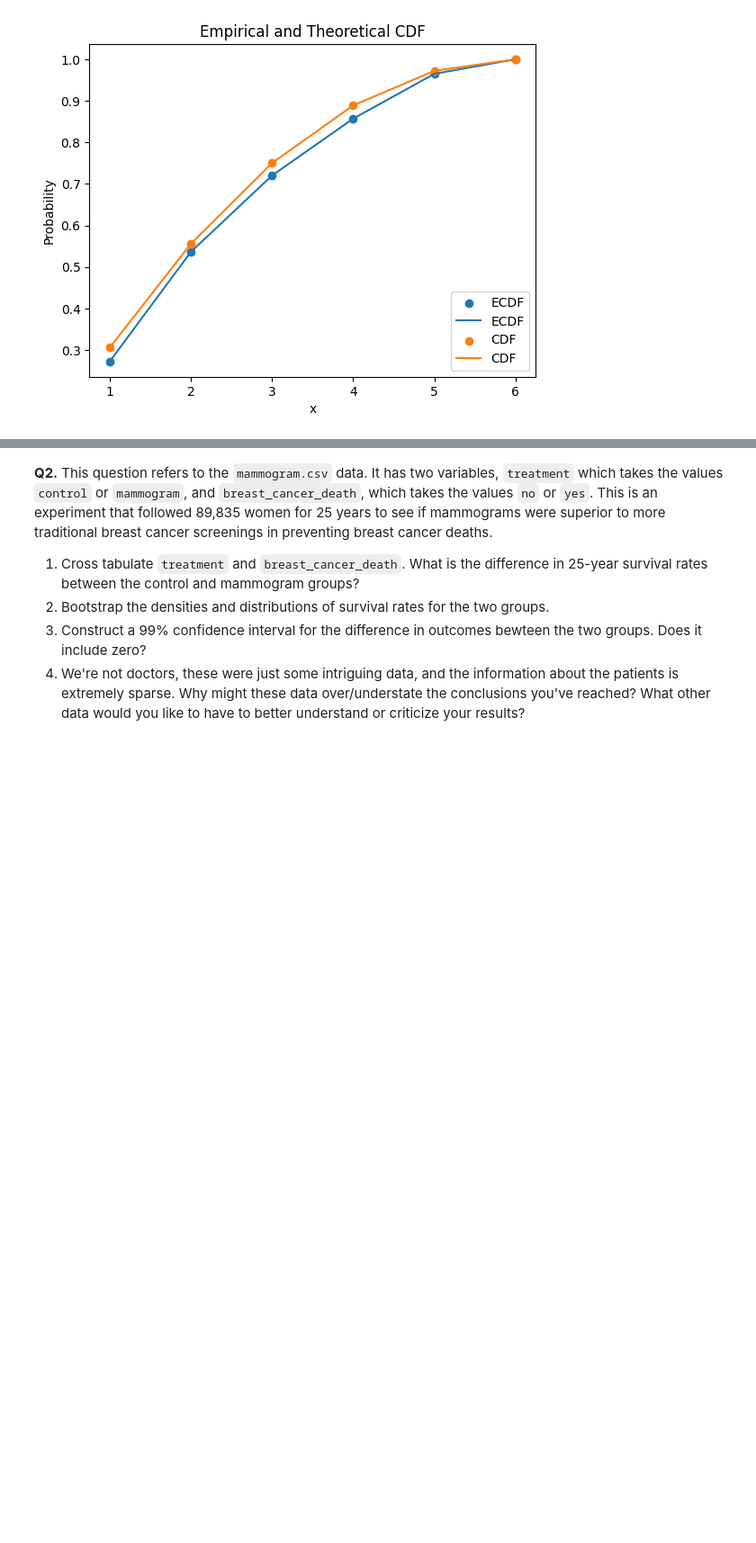
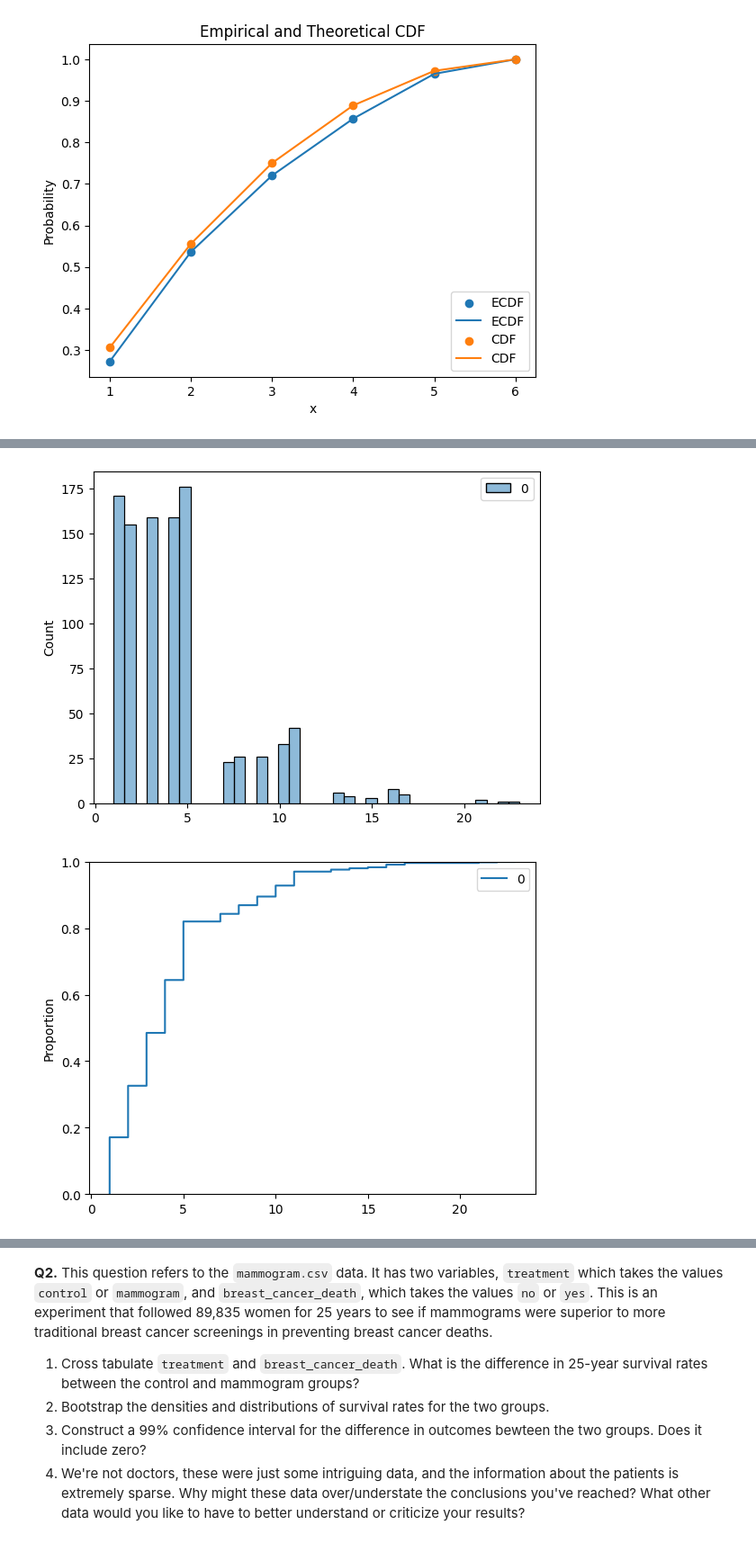
Before and after one commit to dsizzle67/ds3001-the_bootstrap, a Jupyter notebook: assignment_5.ipynb, the cells around one changed output, grey strips where cells are left out. Shown at 90% size. Cells and saved outputs as stored; diff of their text form; code cells hidden in the pictures; blank space fills up the shorter version.

```diff
--- a/assignment_5.ipynb
+++ b/assignment_5.ipynb
@@ -54,0 +94,25 @@ plt.show()
+# %%
+# --3--
+
+dice_sides = np.array([1,2,3,4,5,6])
+N = 1000
+results = []
+
+for i in range(N):
+    sum = 0
+    while True:
+        roll = np.random.choice(dice_sides, size=1)
+        sum += roll
+        if roll < 6:
+            results.append(int(sum[0]))
+            break
+
+results = pd.DataFrame(results)
+results.describe()
+sns.histplot(results)
+plt.show()
+sns.ecdfplot(results)
+plt.show()
+# %% [output]
+[figure, added]
+[figure, added]
```
Also changed, not shown: parts of 4 cells of this notebook.
